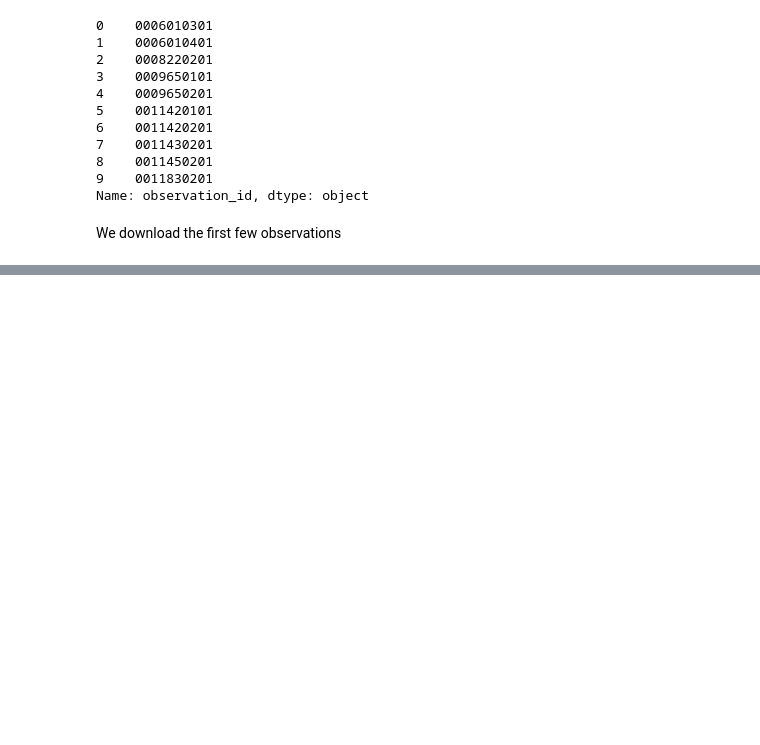
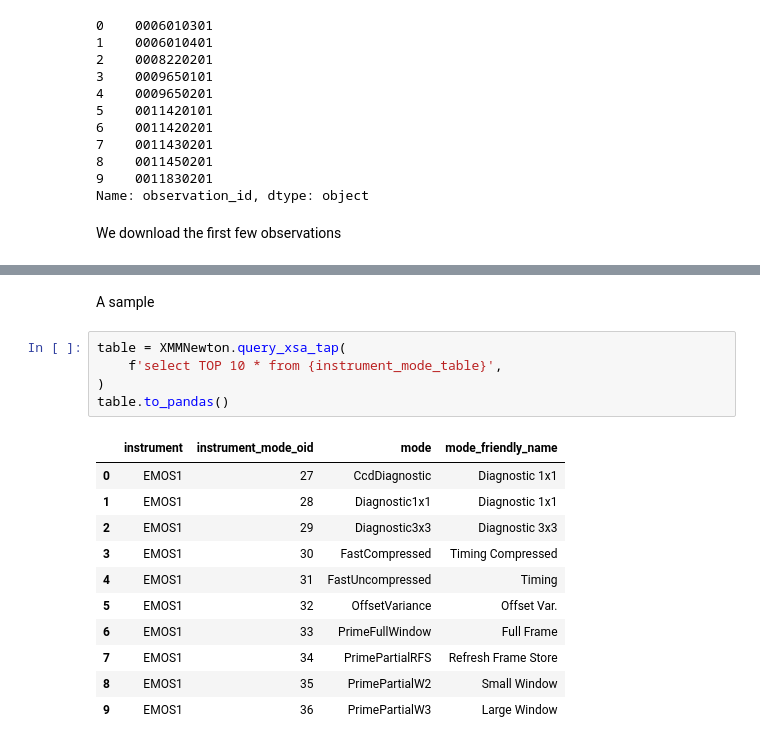
Before and after one commit to manuvazquez/VAEonXMM, a Jupyter notebook: nbs/xsa.ipynb, the cells around one changed output, grey strips where cells are left out. Drawn from its saved outputs; the diff is of its cells as text; blank space fills up the shorter version.

```diff
--- a/nbs/xsa.ipynb
+++ b/nbs/xsa.ipynb
@@ -119,0 +230,19 @@ PosixPath('/home/manu/data/trapallada/0011420201')
+# %% [markdown]
+A sample
+# %%
+table = XMMNewton.query_xsa_tap(
+    f'select TOP 10 * from {instrument_mode_table}',
+)
+table.to_pandas()
+# %% [output]
+|  | instrument | instrument_mode_oid | mode | mode_friendly_name |
+| 0 | EMOS1 | 27 | CcdDiagnostic | Diagnostic 1x1 |
+| 1 | EMOS1 | 28 | Diagnostic1x1 | Diagnostic 1x1 |
+| 2 | EMOS1 | 29 | Diagnostic3x3 | Diagnostic 3x3 |
+| 3 | EMOS1 | 30 | FastCompressed | Timing Compressed |
+| 4 | EMOS1 | 31 | FastUncompressed | Timing |
+| 5 | EMOS1 | 32 | OffsetVariance | Offset Var. |
+| 6 | EMOS1 | 33 | PrimeFullWindow | Full Frame |
+| 7 | EMOS1 | 34 | PrimePartialRFS | Refresh Frame Store |
+| 8 | EMOS1 | 35 | PrimePartialW2 | Small Window |
+| 9 | EMOS1 | 36 | PrimePartialW3 | Large Window |
```
Also changed, not shown: parts of 26 cells of this notebook, 7 other files.
